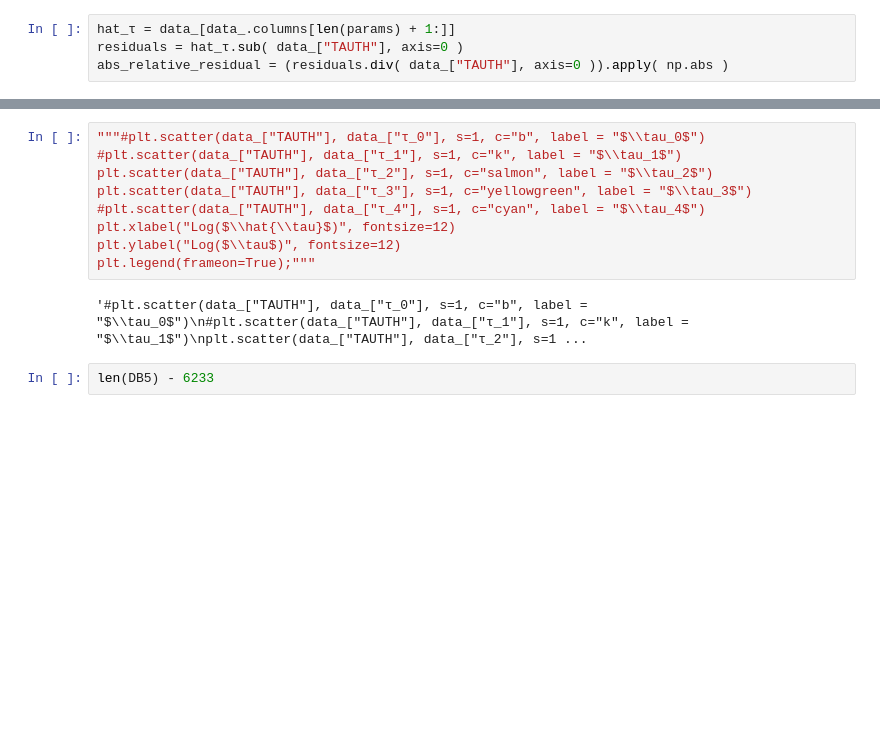
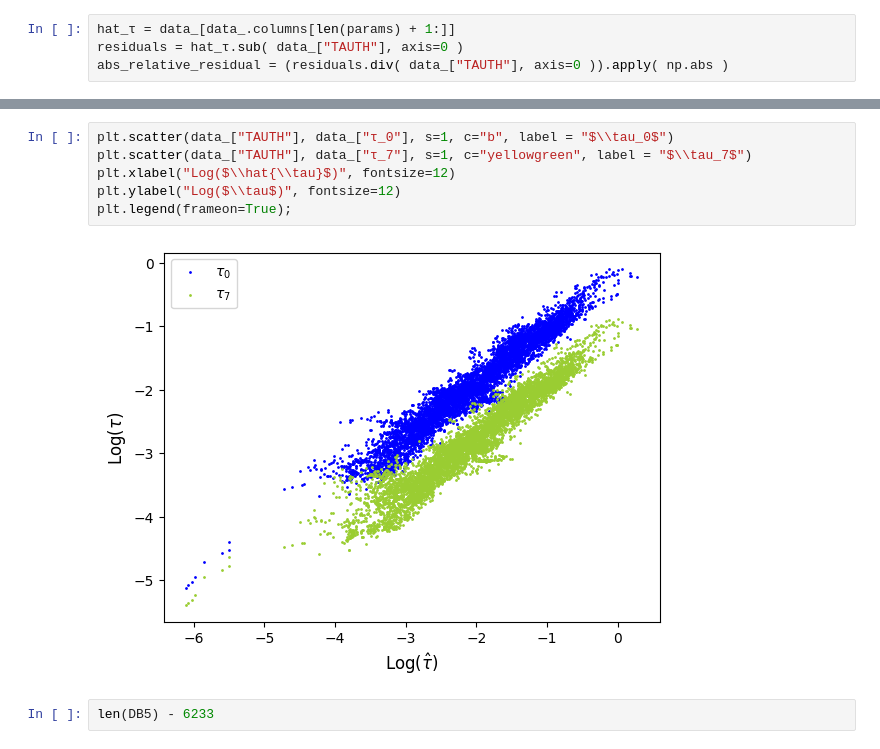
Before and after one commit to Chinnasf/FUSION-EP-Master-Thesis, a Jupyter notebook: Goodness_of_Fit/Regression_Analyses_MDAPE.ipynb, the cells around one changed output, grey strips where cells are left out. Cells and saved outputs as stored; diff of their text form; blank space fills up the shorter version.

```diff
--- a/Goodness_of_Fit/Regression_Analyses_MDAPE.ipynb
+++ b/Goodness_of_Fit/Regression_Analyses_MDAPE.ipynb
@@ -199,14 +209,11 @@ plt.scatter(list(range(N)),MDAPE.values)
 # %%
-"""#plt.scatter(data_["TAUTH"], data_["τ_0"], s=1, c="b", label = "$\\tau_0$")
-#plt.scatter(data_["TAUTH"], data_["τ_1"], s=1, c="k", label = "$\\tau_1$")
-plt.scatter(data_["TAUTH"], data_["τ_2"], s=1, c="salmon", label = "$\\tau_2$")
-plt.scatter(data_["TAUTH"], data_["τ_3"], s=1, c="yellowgreen", label = "$\\tau_3$")
-#plt.scatter(data_["TAUTH"], data_["τ_4"], s=1, c="cyan", label = "$\\tau_4$")
+plt.scatter(data_["TAUTH"], data_["τ_0"], s=1, c="b", label = "$\\tau_0$")
+plt.scatter(data_["TAUTH"], data_["τ_7"], s=1, c="yellowgreen", label = "$\\tau_7$")
 plt.xlabel("Log($\\hat{\\tau}$)", fontsize=12)
 plt.ylabel("Log($\\tau$)", fontsize=12)
-plt.legend(frameon=True);"""
+plt.legend(frameon=True);
 # %% [output]
-'#plt.scatter(data_["TAUTH"], data_["τ_0"], s=1, c="b", label = "$\\tau_0$")\n#plt.scatter(data_["TAUTH"], data_["τ_1"], s=1, c="k", label = "$\\tau_1$")\nplt.scatter(data_["TAUTH"], data_["τ_2"], s=1 ...
+[figure, added]
 # %%
 len(DB5) - 6233
 # %% [output]
```
Also changed, not shown: parts of 8 cells of this notebook, 5 other files.
